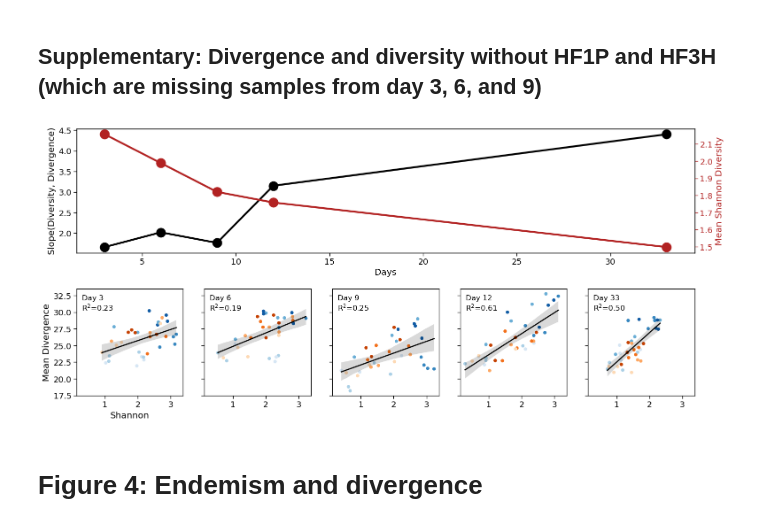
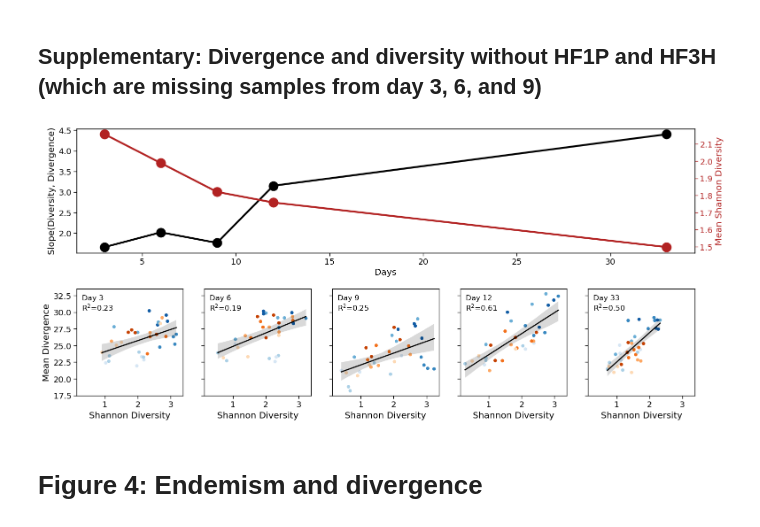
Before and after one commit to segrelab/MetabolicComplexityDivergence, a Jupyter notebook: env_complexity_publication_figures.ipynb, the cells around one changed output. Drawn from its saved outputs; the diff is of its cells as text; code cells hidden in the pictures.

```diff
--- a/env_complexity_publication_figures.ipynb
+++ b/env_complexity_publication_figures.ipynb
@@ -329,7 +329,7 @@ linregress_stats
 fontsize = 12*1.75
 with plt.rc_context({'font.size': fontsize}):
 
-    fig, axs = plt.subplot_mosaic([['.', 'timeseries', 'timeseries', 'timeseries'], ['boxplot', 'boxplot', 'bars', 'bars']], figsize=(22, 12), gridspec_kw={'wspace': .5, 'hspace': .4})
+    fig, axs = plt.subplot_mosaic([['.', 'timeseries', 'timeseries', 'timeseries'], ['boxplot', 'boxplot', 'bars', 'bars']], figsize=(23, 12), gridspec_kw={'wspace': .5, 'hspace': .4})
 
     ## Timeseries
     ax1 = axs['timeseries']
@@ -337,7 +337,7 @@ with plt.rc_context({'font.size': fontsize}):
     ax1.set_ylabel('Divergence\n(Distance within condition)')
     ax1.set_xlabel('Days')
 
-    leg = ax1.legend(title='Condition', frameon=False, bbox_to_anchor=(-.1, 1), fontsize=16,  title_fontsize=16)#, bbox_to_anchor=(-.04, .7))
+    leg = ax1.legend(title='Condition', frameon=False, bbox_to_anchor=(-.08, 1), fontsize=19,  title_fontsize=19)#, bbox_to_anchor=(-.04, .7))
     for legobj in leg.legendHandles:
         legobj.set_linewidth(5)
 
@@ -355,7 +355,7 @@ with plt.rc_context({'font.size': fontsize}):
     sns.regplot(**kwargs, data=derep_final[derep_final.sample1_condition_type.eq('single')])
     sns.regplot(**kwargs, data=derep_final[derep_final.sample1_condition_type.eq('mixed')])
     ax2.set_xticks([])
-    ax2.set_xlabel('')
+    ax2.set_xlabel('Condition')
     ax2.set_ylabel('Divergence\n(Distance within condition)')
 
     ## Slope bars
@@ -380,6 +380,6 @@ with plt.rc_context({'font.size': fontsize}):
 
 
 sns.despine()
-# plt.savefig('publication_figures/divergence_timeseries+finaltimepoint', transparent=True, dpi=300, bbox_inches='tight')
+plt.savefig('publication_figures/divergence_timeseries+finaltimepoint', transparent=True, dpi=300, bbox_inches='tight')
 plt.show()
 # %% [output]
@@ -407,7 +407,7 @@ linregress_stats_nohf1p_hf3h['condition_type'] = linregress_stats_nohf1p_hf3h.sa
 fontsize = 12*1.75
 with plt.rc_context({'font.size': fontsize}):
 
-    fig, axs = plt.subplot_mosaic([['timeseries', 'timeseries'], ['boxplot', 'bars']], figsize=(20, 12), gridspec_kw={'hspace': .4})
+    fig, axs = plt.subplot_mosaic([['.', 'timeseries', 'timeseries', 'timeseries'], ['boxplot', 'boxplot', 'bars', 'bars']], figsize=(23, 12), gridspec_kw={'wspace': .5, 'hspace': .4})
 
     ## Timeseries
     ax1 = axs['timeseries']
@@ -415,7 +415,7 @@ with plt.rc_context({'font.size': fontsize}):
     ax1.set_ylabel('Divergence\n(Distance within condition)')
     ax1.set_xlabel('Days')
 
-    leg = ax1.legend(title='Condition', frameon=False, bbox_to_anchor=(-.04, .7))
+    leg = ax1.legend(title='Condition', frameon=False, bbox_to_anchor=(-.08, 1), fontsize=19,  title_fontsize=19)#, bbox_to_anchor=(-.04, .7))
     for legobj in leg.legendHandles:
         legobj.set_linewidth(5)
 
@@ -433,7 +433,7 @@ with plt.rc_context({'font.size': fontsize}):
     sns.regplot(**kwargs, data=derep_final_nohf1p_hf3h[derep_final_nohf1p_hf3h.sample1_condition_type.eq('single')])
     sns.regplot(**kwargs, data=derep_final_nohf1p_hf3h[derep_final_nohf1p_hf3h.sample1_condition_type.eq('mixed')])
     ax2.set_xticks([])
-    ax2.set_xlabel('')
+    ax2.set_xlabel('Condition')
     ax2.set_ylabel('Divergence\n(Distance within condition)')
 
     ## Slope bars
@@ -663,13 +659,12 @@ with sns.plotting_context('paper', font_scale=1.5):
 R$^2$={rho**2:.2f}"""
         ax.annotate(annotation, (.05, .8), xycoords='axes fraction', fontsize=12)
         if i == 0:
-            xlabel = 'Shannon'
             ylabel = 'Mean Divergence'
         else:
-            xlabel, ylabel = '', ''
+            ylabel = ''
             plt.setp(ax.get_yticklabels(), visible=False)
 
-        ax.set_xlabel(xlabel)
+        ax.set_xlabel('Shannon Diversity')
         ax.set_ylabel(ylabel)
         ax.set_box_aspect(1)
 
@@ -723,36 +718,36 @@ with sns.plotting_context('paper', font_scale=1.5):
     gs_bottom = fig.add_gridspec(2, 5, hspace=.3)
     for i, day in enumerate(days):
         if i == 0:
             ax = None
         ax = fig.add_subplot(gs_bottom[1, i], sharex=ax, sharey=ax)
         day_data = alpha_convergence_no_hf1p_or_hf3h[alpha_convergence_no_hf1p_or_hf3h.Days.eq(day)]
         kwargs = dict(x='shannon', y='distance', data=day_data, ax=ax)
         # Scatter
         sns.scatterplot(**kwargs, hue='Condition', palette=condition_pal, hue_order=conditions.values(), ec=None, s=30, legend=False)
         # Regression line
         sns.regplot(**kwargs, scatter=False, color='k')
         # Print rho
         rho = alpha_div_corr_by_day_no_hf1p_or_hf3h[day]
         annotation = f"""Day {day}
 R$^2$={rho**2:.2f}"""
         ax.annotate(annotation, (.05, .8), xycoords='axes fraction', fontsize=12)
         if i == 0:
-            xlabel = 'Shannon'
+            # xlabel = 'Shannon'
             ylabel = 'Mean Divergence'
         else:
             xlabel, ylabel = '', ''
             plt.setp(ax.get_yticklabels(), visible=False)
 
-        ax.set_xlabel(xlabel)
+        ax.set_xlabel('Shannon Diversity')
         ax.set_ylabel(ylabel)
         ax.set_box_aspect(1)
 
 
 # plt.tight_layout()
 plt.savefig('publication_figures/diversity_divergence_timeseries_no-HF1P-or-HF3H', dpi=300, transparent=True, bbox_inches='tight')
 plt.show()
 # %% [output]
-[figure, old version]
+[figure, new version]
 # %% [markdown]
 # Figure 4: Endemism and divergence
 # %%
```
Also changed, not shown: parts of 6 cells of this notebook.
